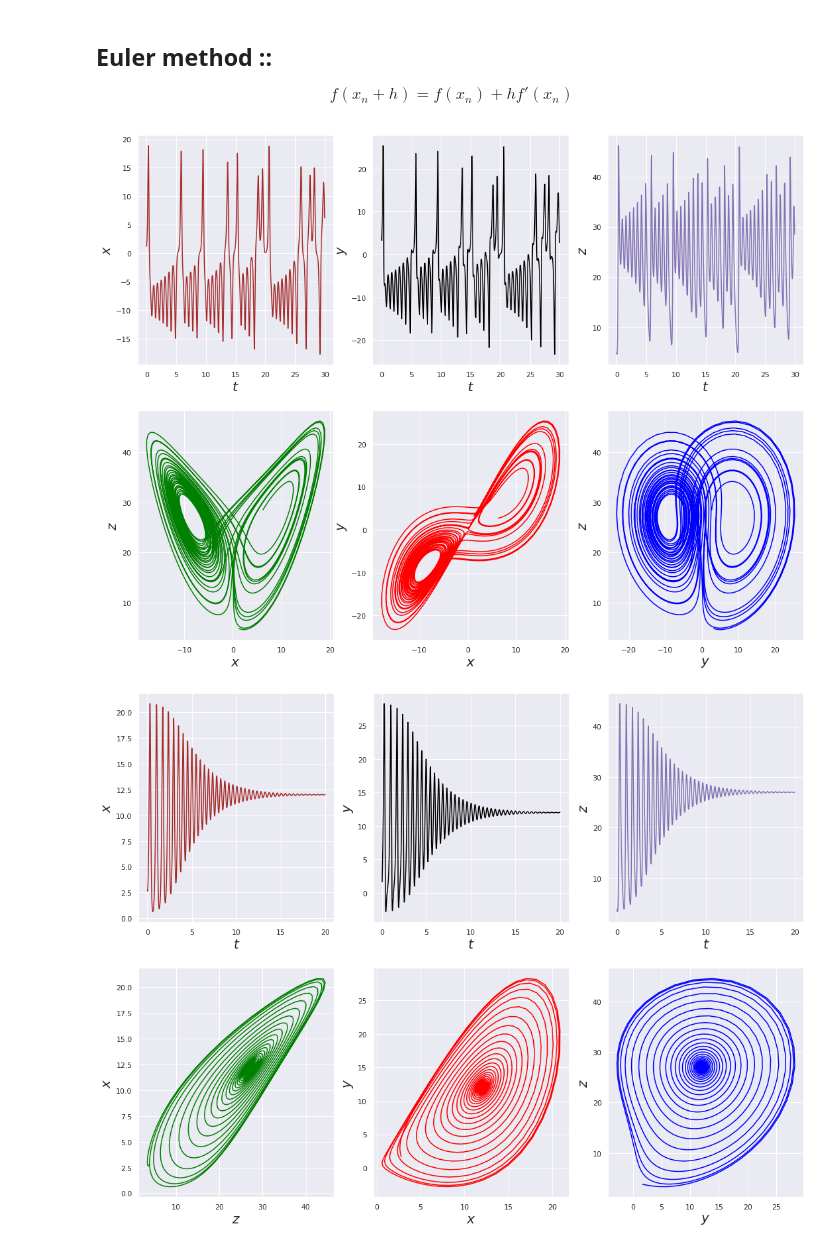
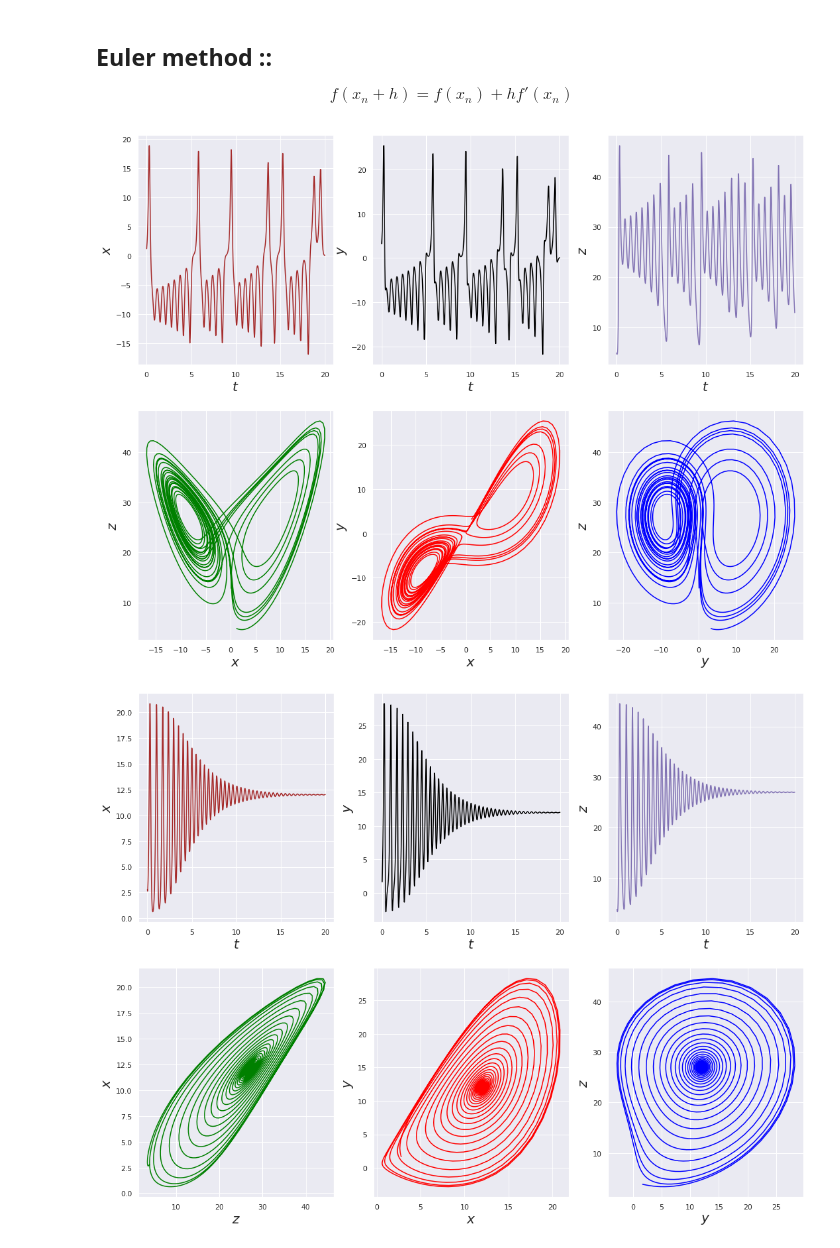
Before and after one commit to Souvik-0612/Dynamics, a Jupyter notebook: Lorenz attractor.ipynb, the cells around one changed output. Saved outputs shown, nothing was run; the diff lists cells and outputs as text; code cells hidden in the pictures.

```diff
--- a/Lorenz attractor.ipynb
+++ b/Lorenz attractor.ipynb
@@ -28,7 +28,7 @@ x, y, z = 1, 3, 5
 t = 0
 
 dt = 0.01
-tf = 30
+tf = 20
 
 xx, yy, zz, tt = [], [], [], []
 while(t <= tf):
@@ -42,34 +42,34 @@ while(t <= tf):
     tt.append(t)
 
 #Plotting
 plt.rcParams["figure.figsize"] = (18, 14)
 plt.subplot(2, 3, 1)
 plt.plot(tt, xx, "Brown")
 plt.ylabel(r"$x$", size = 20)
 plt.xlabel(r'$t$', size = 20)
 plt.subplot(2, 3, 2)
 plt.plot(tt, yy, "Black")
 plt.ylabel(r"$y$", size = 20)
 plt.xlabel(r'$t$', size = 20)
 plt.subplot(2, 3, 3)
 plt.plot(tt, zz, "m")
 plt.ylabel(r"$z$", size = 20)
 plt.xlabel(r'$t$', size = 20)
 plt.subplot(2, 3, 4)
 plt.plot(xx, zz, "green")
 plt.ylabel(r"$z$", size = 20)
 plt.xlabel(r'$x$', size = 20)
 plt.subplot(2, 3, 5)
 plt.plot(xx, yy, "red")
 plt.ylabel(r"$y$", size = 20)
 plt.xlabel(r'$x$', size = 20)
 plt.subplot(2, 3, 6)
 plt.plot(yy, zz, "blue")
 plt.ylabel(r"$z$", size = 20)
 plt.xlabel(r'$y$', size = 20)
 plt.show()
 # %% [output]
-[figure, old version]
+[figure, new version]
 # %%
 def df1(x, y, z): return 10*(y - x)
 def df2(x, y, z): return x*(28 - z)- y
```
Also changed, not shown: parts of 4 cells of this notebook.
